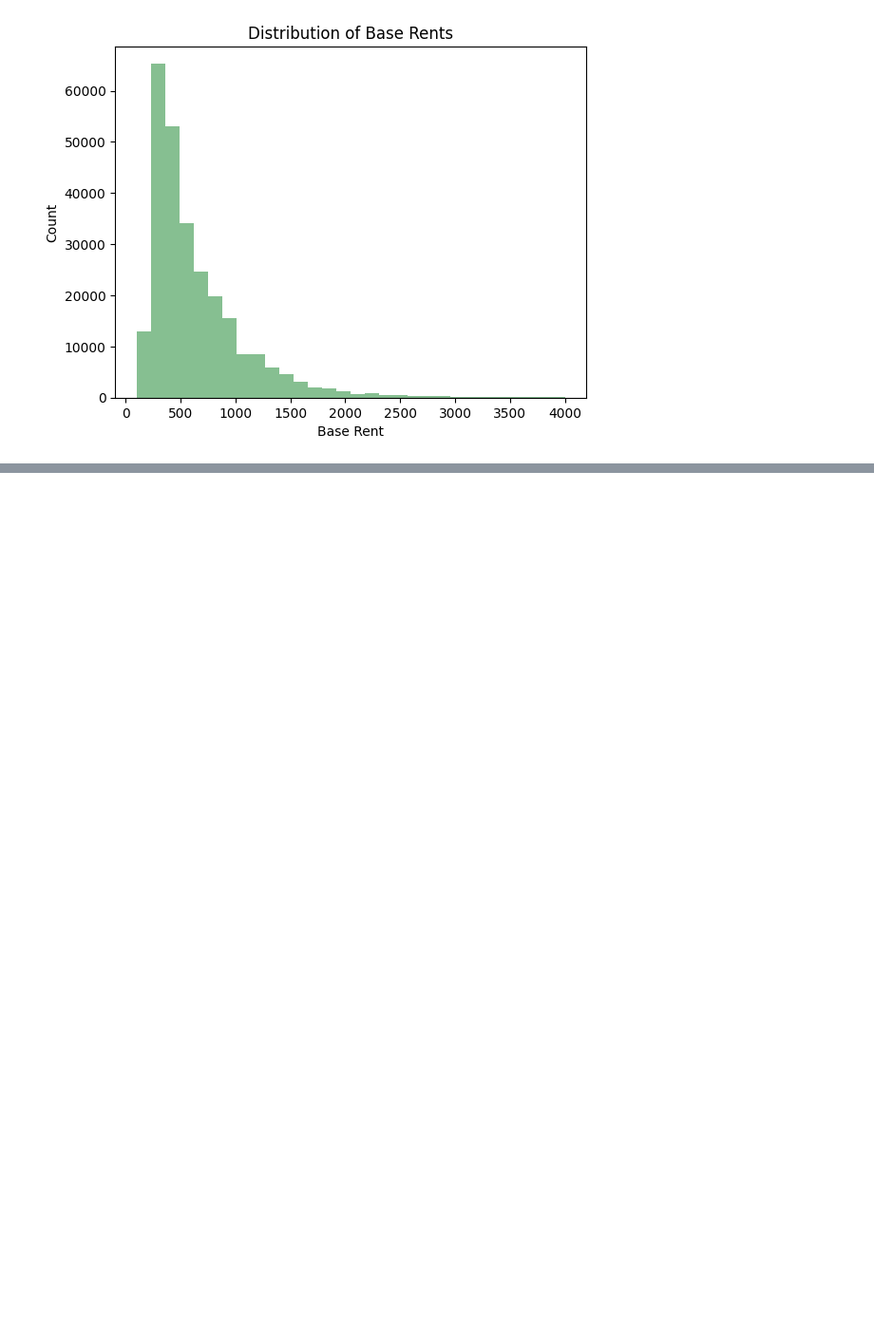
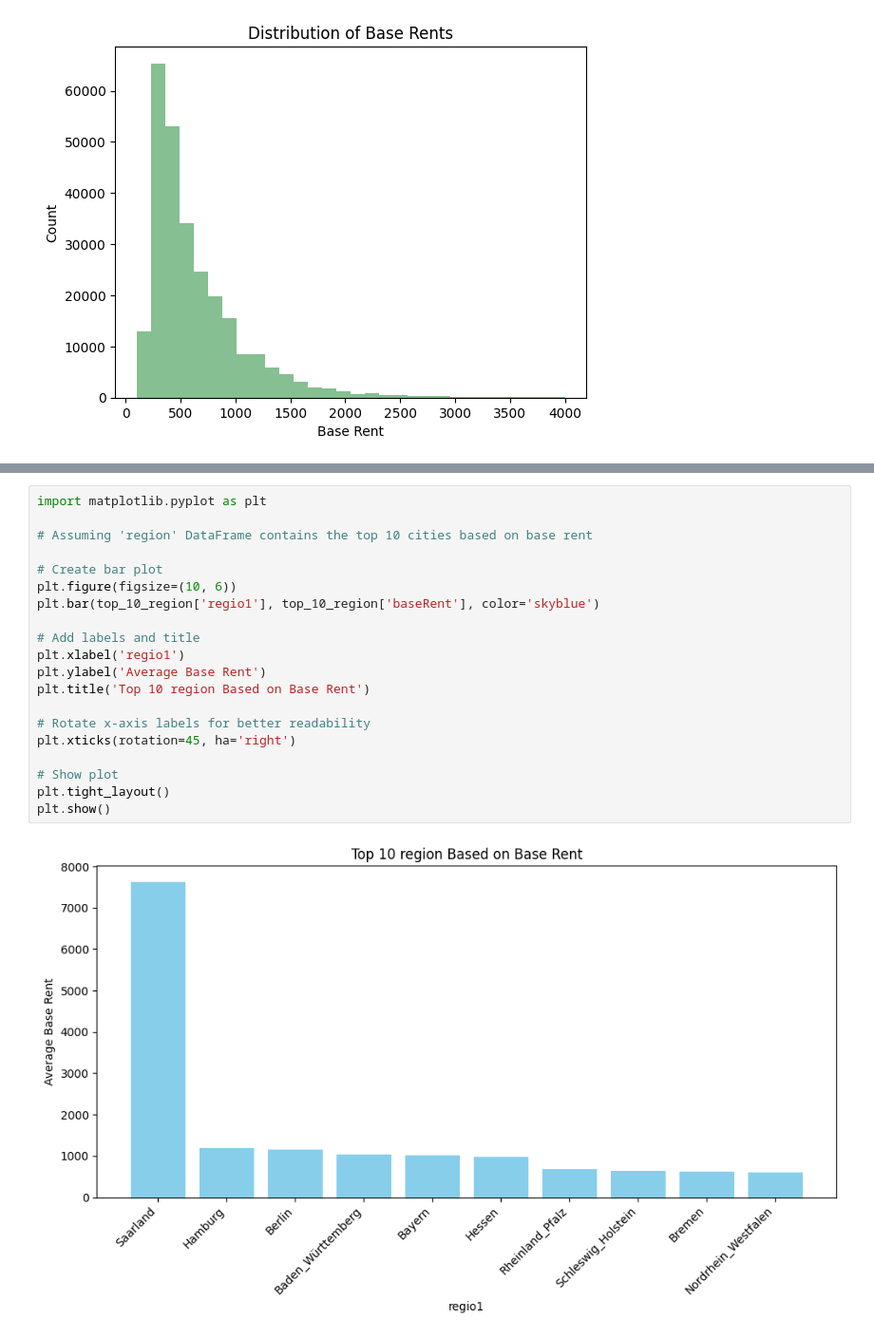
Before and after one commit to Jerin-T/rental_prediction_system, a Jupyter notebook: apartmentRentalPrediction.ipynb, the cells around one changed output, grey strips where cells are left out. Shown: that part at 95% size. Cells and saved outputs as stored; diff of their text form; blank space fills up the shorter version.

```diff
--- a/apartmentRentalPrediction.ipynb
+++ b/apartmentRentalPrediction.ipynb
@@ -307,0 +324,22 @@ Text(0, 0.5, 'Count')
+# %%
+import matplotlib.pyplot as plt
+
+# Assuming 'region' DataFrame contains the top 10 cities based on base rent
+
+# Create bar plot
+plt.figure(figsize=(10, 6))
+plt.bar(top_10_region['regio1'], top_10_region['baseRent'], color='skyblue')
+
+# Add labels and title
+plt.xlabel('regio1')
+plt.ylabel('Average Base Rent')
+plt.title('Top 10 region Based on Base Rent')
+
+# Rotate x-axis labels for better readability
+plt.xticks(rotation=45, ha='right')
+
+# Show plot
+plt.tight_layout()
+plt.show()
+# %% [output]
+[figure, added]
```
Also changed, not shown: parts of 2 cells of this notebook.
